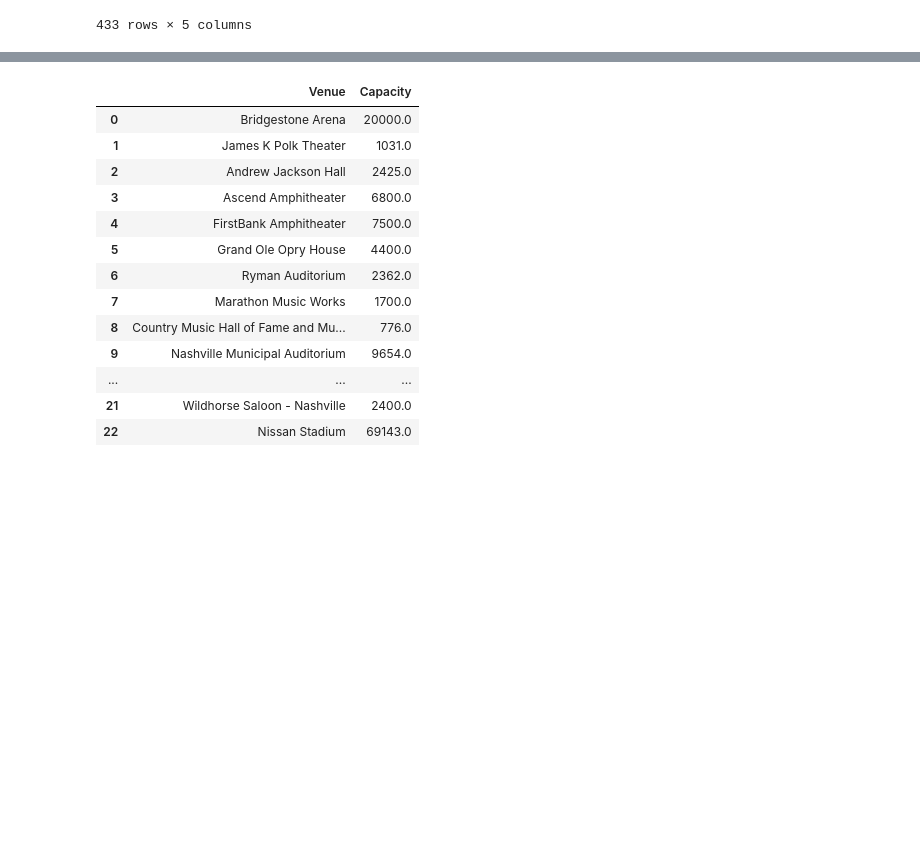
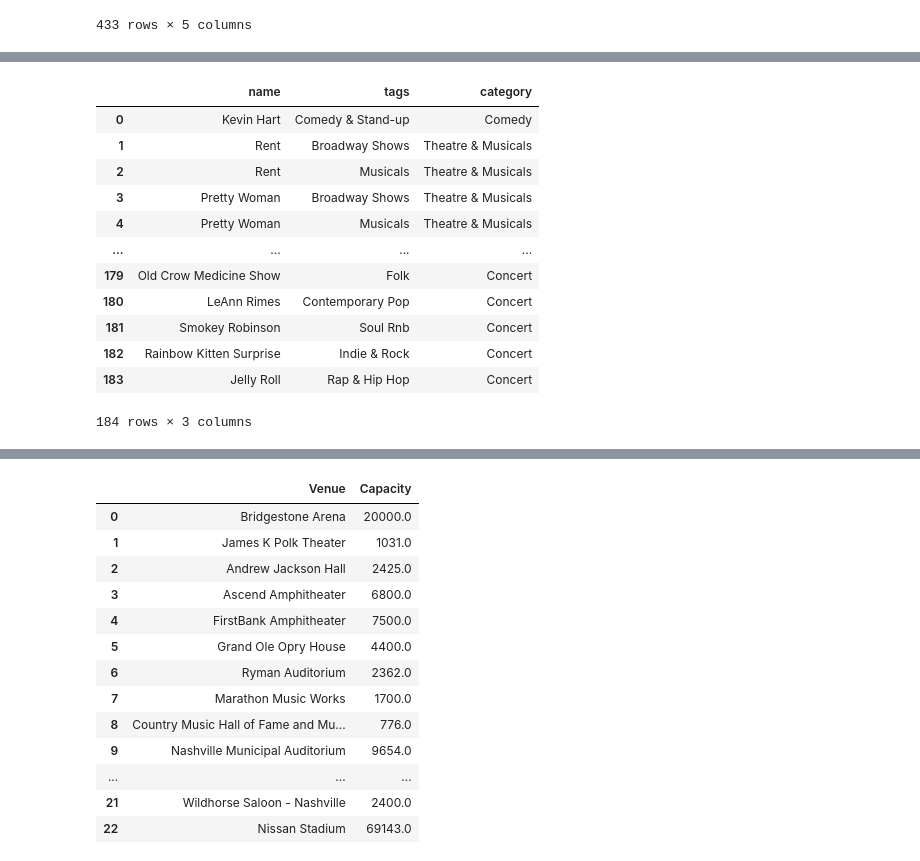
Before and after one commit to michaelcnorman/DDA7-Capstone-Michael, a Jupyter notebook: notebooks/Webscraping events.ipynb, the cells around one changed output, grey strips where cells are left out. Saved outputs shown, nothing was run; the diff lists cells and outputs as text; code cells hidden in the pictures; blank space fills up the shorter version.

Commit message:
added new categories and began dashboard

```diff
--- a/notebooks/Webscraping events.ipynb
+++ b/notebooks/Webscraping events.ipynb
@@ -603,0 +594,29 @@ venue_categories.to_csv('../data/most popular venues-categories.csv')
+# %%
+for index, row in event_categories.iterrows():
+    if row.tags in ['Comedy & Stand-up','Comedy Theatre'] :
+        event_categories.loc[index, 'category'] = 'Comedy'
+    elif row.tags in ['Indie & Rock','Contemporary Pop','Country','Folk','Jazz & Blues','Vocal & Classic Pop','Dance & Electronica','Soul Rnb','Rap & Hip Hop','Latin Music','Metal & Hard Rock','World Music','Classical'] :
+        event_categories.loc[index, 'category'] = 'Concert'
+    elif row.tags in ['Broadway Shows','Musicals','Ice Show','Theatre for Kids and Families','Disney Shows',] :
+        event_categories.loc[index, 'category'] = 'Theatre & Musicals'
+    elif row.tags in ['Tribute Acts','Special Events','Podcast Live','TV Live','Holiday & Christmas Shows'] :
+        event_categories.loc[index, 'category'] = 'Other'
+    else  :
+        event_categories.drop(index=0)
+# %%
+major_categories = event_categories[event_categories['category'].notna()].reset_index(drop=True)
+major_categories
+# %% [output]
+|  | name | tags | category |
+| 0 | Kevin Hart | Comedy & Stand-up | Comedy |
+| 1 | Rent | Broadway Shows | Theatre & Musicals |
+| 2 | Rent | Musicals | Theatre & Musicals |
+| 3 | Pretty Woman | Broadway Shows | Theatre & Musicals |
+| 4 | Pretty Woman | Musicals | Theatre & Musicals |
+| ... | ... | ... | ... |
+| 179 | Old Crow Medicine Show | Folk | Concert |
+| 180 | LeAnn Rimes | Contemporary Pop | Concert |
+| 181 | Smokey Robinson | Soul Rnb | Concert |
+| 182 | Rainbow Kitten Surprise | Indie & Rock | Concert |
+| 183 | Jelly Roll | Rap & Hip Hop | Concert |
+184 rows × 3 columns
```
Also changed, not shown: parts of 39 cells of this notebook, 2 other files.
